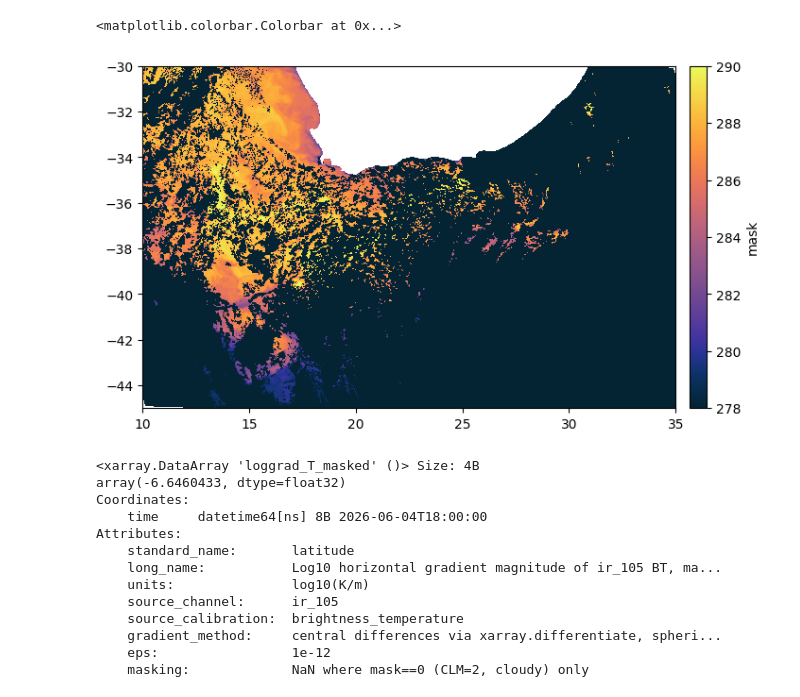
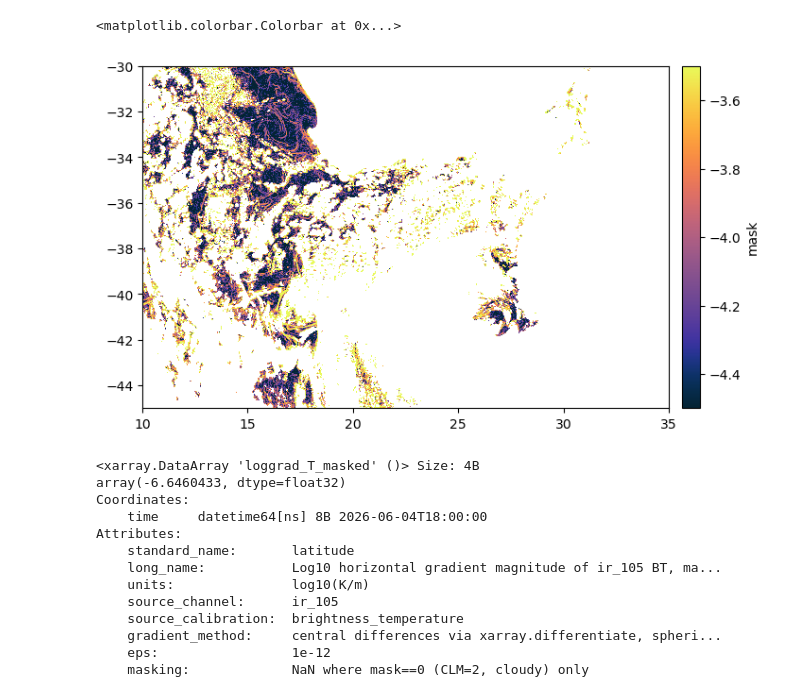
Before and after one commit to marcelduplessis/DOWNLOAD_EUMETSAT, a Jupyter notebook: scripts/test-sst-animation.ipynb, the cells around one changed output. Cells and saved outputs as stored; diff of their text form; code cells hidden in the pictures.

```diff
--- a/scripts/test-sst-animation.ipynb
+++ b/scripts/test-sst-animation.ipynb
@@ -167,11 +304,11 @@ Attributes:
 # %%
 fig, ax = plt.subplots(figsize=(7, 4), constrained_layout=True)
 
-ax.pcolor = ax.pcolormesh(ds.lon, ds.lat, ds["BT"].isel(time=1) * ds["mask"].isel(time=1), cmap=cmocean.cm.thermal, vmin=278, vmax=290)
+ax.pcolor = ax.pcolormesh(ds.lon, ds.lat, ds["loggrad_T_masked"].isel(time=1) * ds["mask"].isel(time=1), cmap=cmocean.cm.thermal, vmin=-4.5, vmax=-3.5)
 plt.colorbar(ax.pcolor, ax=ax, label="mask", pad=0.01)
 # %% [output]
 <matplotlib.colorbar.Colorbar at 0x...>
-[figure, old version]
+[figure, new version]
 # %%
 data0.min()
 # %% [output]
```
Also changed, not shown: parts of 5 cells of this notebook, 10 other files.
